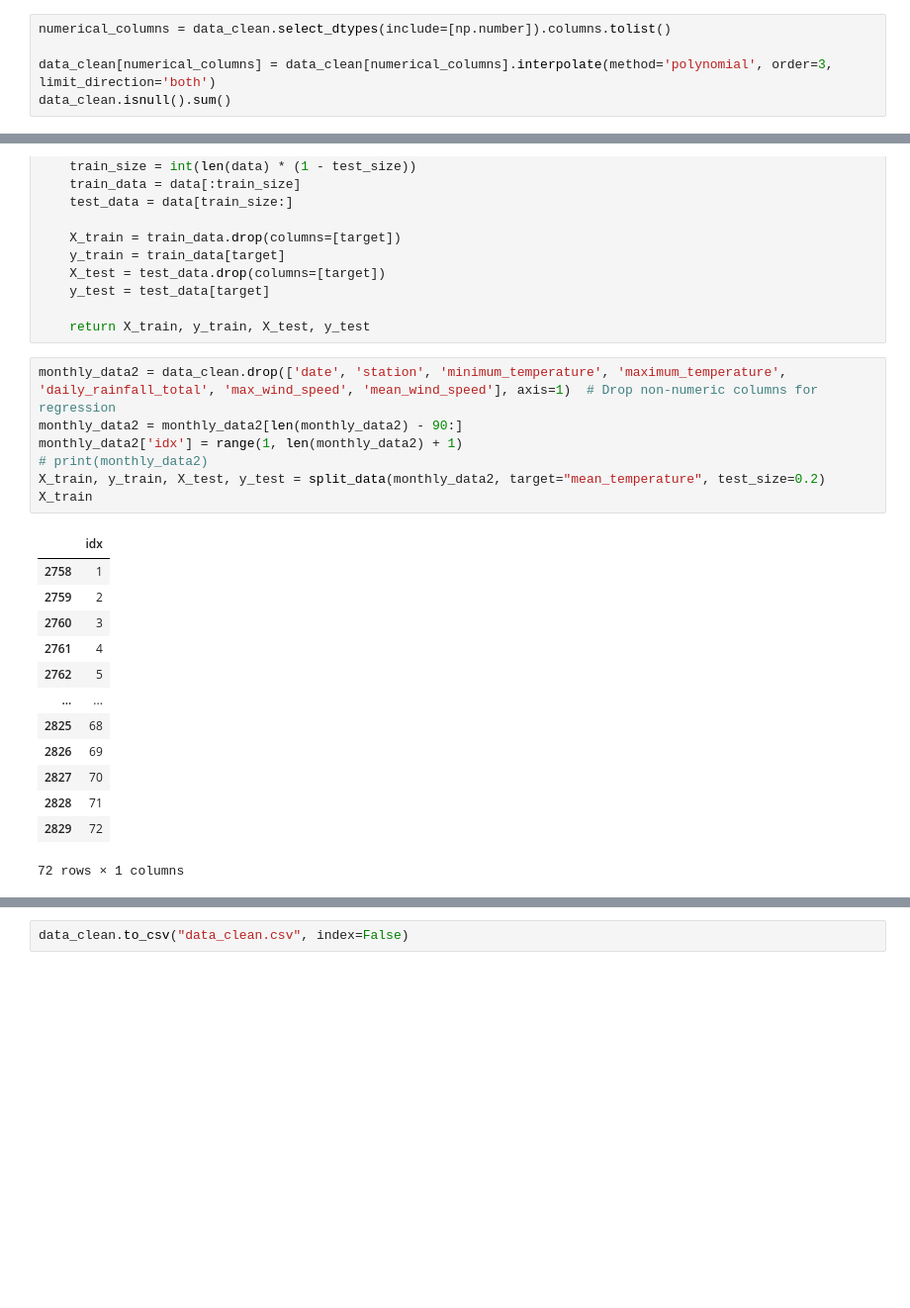
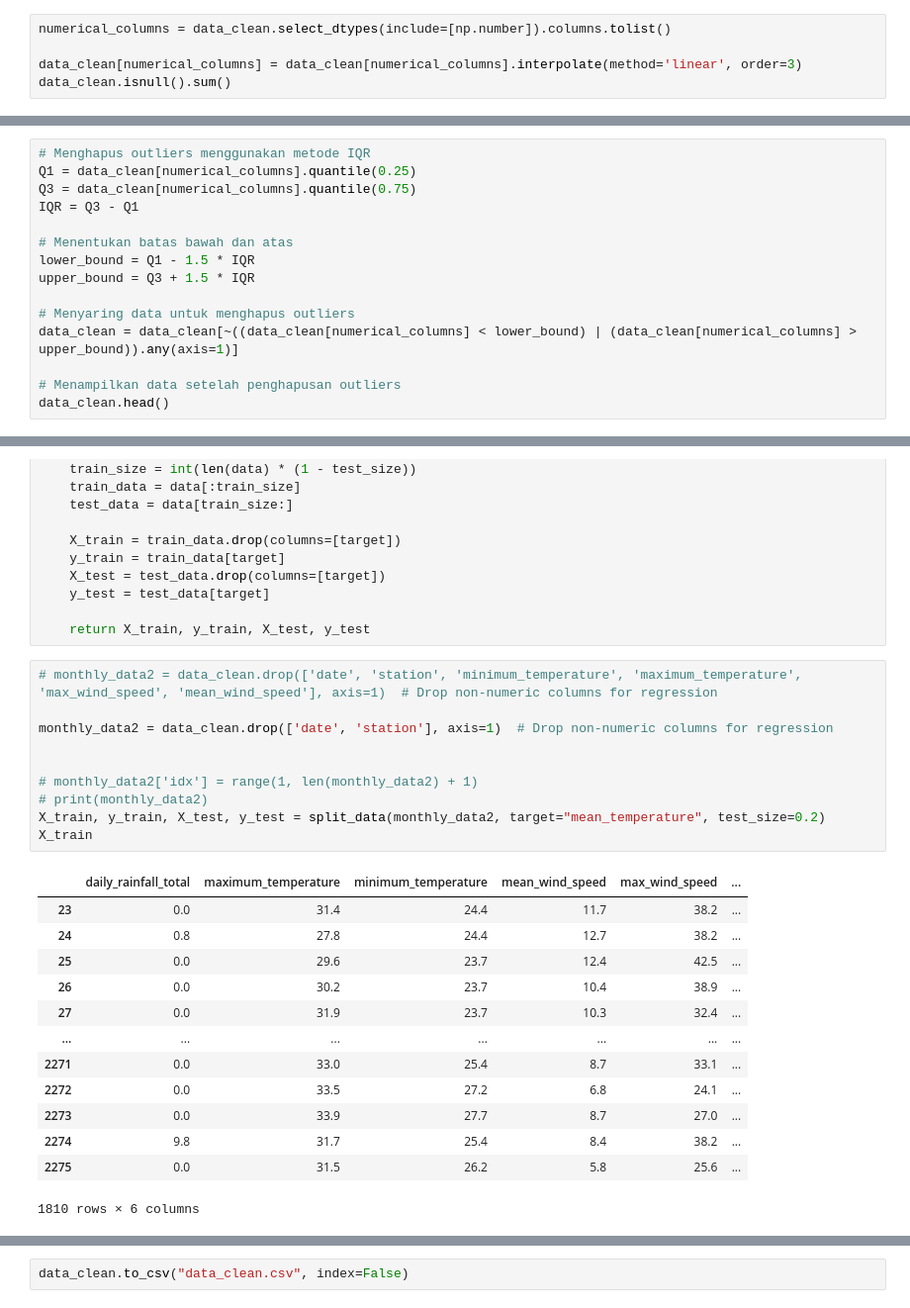
Before and after one commit to mie-intel/AI-WSM, a Jupyter notebook: A.ipynb, the cells around one changed output, grey strips where cells are left out. Shown at 99% size. Drawn from its saved outputs; the diff is of its cells as text; blank space fills up the shorter version.

```diff
--- a/A.ipynb
+++ b/A.ipynb
@@ -145,7 +146,7 @@ Untuk sisanya, akan kita isi dengan methode forward fill dan backward fill. Ini
 # %%
 numerical_columns = data_clean.select_dtypes(include=[np.number]).columns.tolist()
 
-data_clean[numerical_columns] = data_clean[numerical_columns].interpolate(method='polynomial', order=3, limit_direction='both')
+data_clean[numerical_columns] = data_clean[numerical_columns].interpolate(method='linear', order=3)
 data_clean.isnull().sum()
 # %% [output]
 date                     0
@@ -170,0 +172,15 @@ data_clean.head()
+# %%
+# Menghapus outliers menggunakan metode IQR
+Q1 = data_clean[numerical_columns].quantile(0.25)
+Q3 = data_clean[numerical_columns].quantile(0.75)
+IQR = Q3 - Q1
+
+# Menentukan batas bawah dan atas
+lower_bound = Q1 - 1.5 * IQR
+upper_bound = Q3 + 1.5 * IQR
+
+# Menyaring data untuk menghapus outliers
+data_clean = data_clean[~((data_clean[numerical_columns] < lower_bound) | (data_clean[numerical_columns] > upper_bound)).any(axis=1)]
+
+# Menampilkan data setelah penghapusan outliers
+data_clean.head()
@@ -247,24 +273,27 @@ def split_data(data, target, test_size=0.2):
 
     return X_train, y_train, X_test, y_test
 # %%
-monthly_data2 = data_clean.drop(['date', 'station', 'minimum_temperature', 'maximum_temperature', 'daily_rainfall_total', 'max_wind_speed', 'mean_wind_speed'], axis=1)  # Drop non-numeric columns for regression
-monthly_data2 = monthly_data2[len(monthly_data2) - 90:]
-monthly_data2['idx'] = range(1, len(monthly_data2) + 1)
+# monthly_data2 = data_clean.drop(['date', 'station', 'minimum_temperature', 'maximum_temperature', 'max_wind_speed', 'mean_wind_speed'], axis=1)  # Drop non-numeric columns for regression
+
+monthly_data2 = data_clean.drop(['date', 'station'], axis=1)  # Drop non-numeric columns for regression
+
+
+# monthly_data2['idx'] = range(1, len(monthly_data2) + 1)
 # print(monthly_data2)
 X_train, y_train, X_test, y_test = split_data(monthly_data2, target="mean_temperature", test_size=0.2)
 X_train
 # %% [output]
-|  | idx |
-| 2758 | 1 |
-| 2759 | 2 |
-| 2760 | 3 |
-| 2761 | 4 |
-| 2762 | 5 |
-| ... | ... |
-| 2825 | 68 |
-| 2826 | 69 |
-| 2827 | 70 |
-| 2828 | 71 |
-| 2829 | 72 |
+|  | daily_rainfall_total | maximum_temperature | minimum_temperature | mean_wind_speed | max_wind_speed | ... |
+| 23 | 0.0 | 31.4 | 24.4 | 11.7 | 38.2 | ... |
+| 24 | 0.8 | 27.8 | 24.4 | 12.7 | 38.2 | ... |
+| 25 | 0.0 | 29.6 | 23.7 | 12.4 | 42.5 | ... |
+| 26 | 0.0 | 30.2 | 23.7 | 10.4 | 38.9 | ... |
+| 27 | 0.0 | 31.9 | 23.7 | 10.3 | 32.4 | ... |
+| ... | ... | ... | ... | ... | ... | ... |
+| 2271 | 0.0 | 33.0 | 25.4 | 8.7 | 33.1 | ... |
+| 2272 | 0.0 | 33.5 | 27.2 | 6.8 | 24.1 | ... |
+| 2273 | 0.0 | 33.9 | 27.7 | 8.7 | 27.0 | ... |
+| 2274 | 9.8 | 31.7 | 25.4 | 8.4 | 38.2 | ... |
+| 2275 | 0.0 | 31.5 | 26.2 | 5.8 | 25.6 | ... |
-72 rows × 1 columns
+1810 rows × 6 columns
 # %%
```
Also changed, not shown: parts of 8 cells of this notebook, 1 other file.
